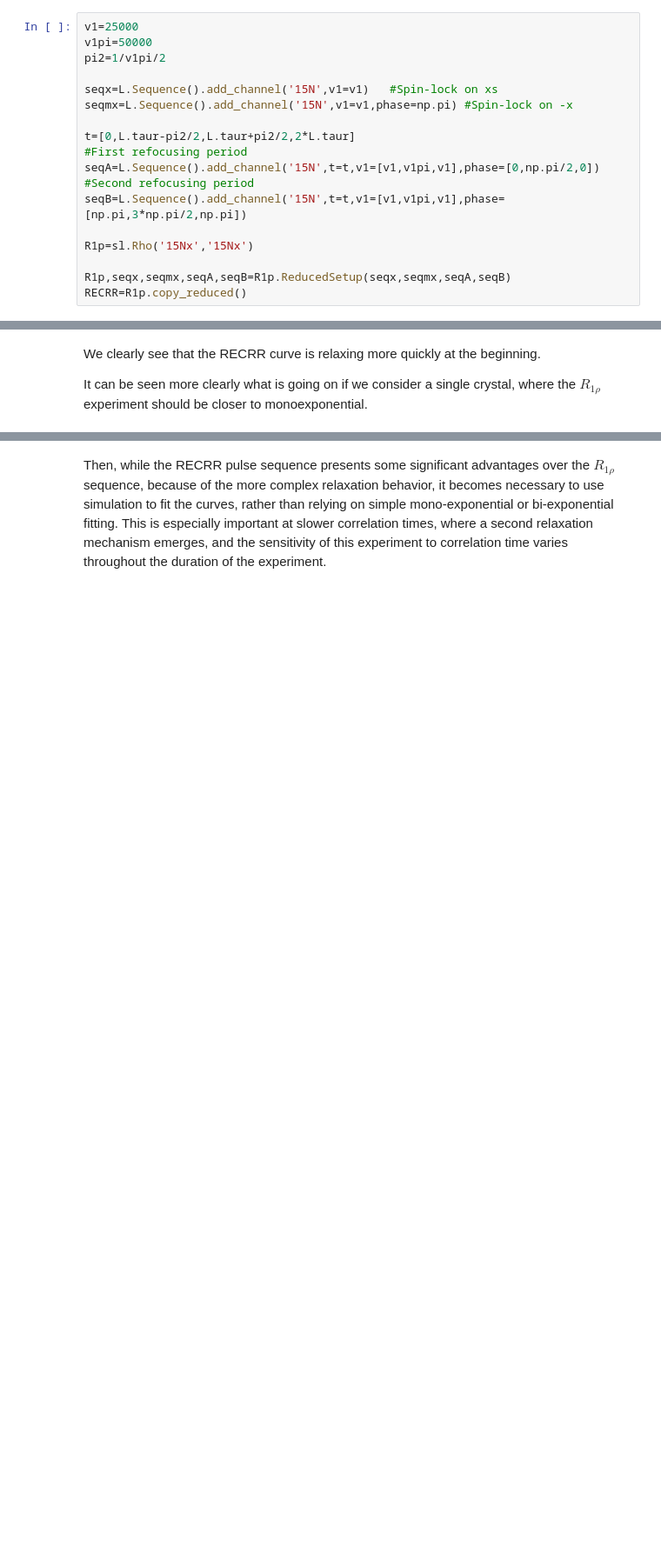
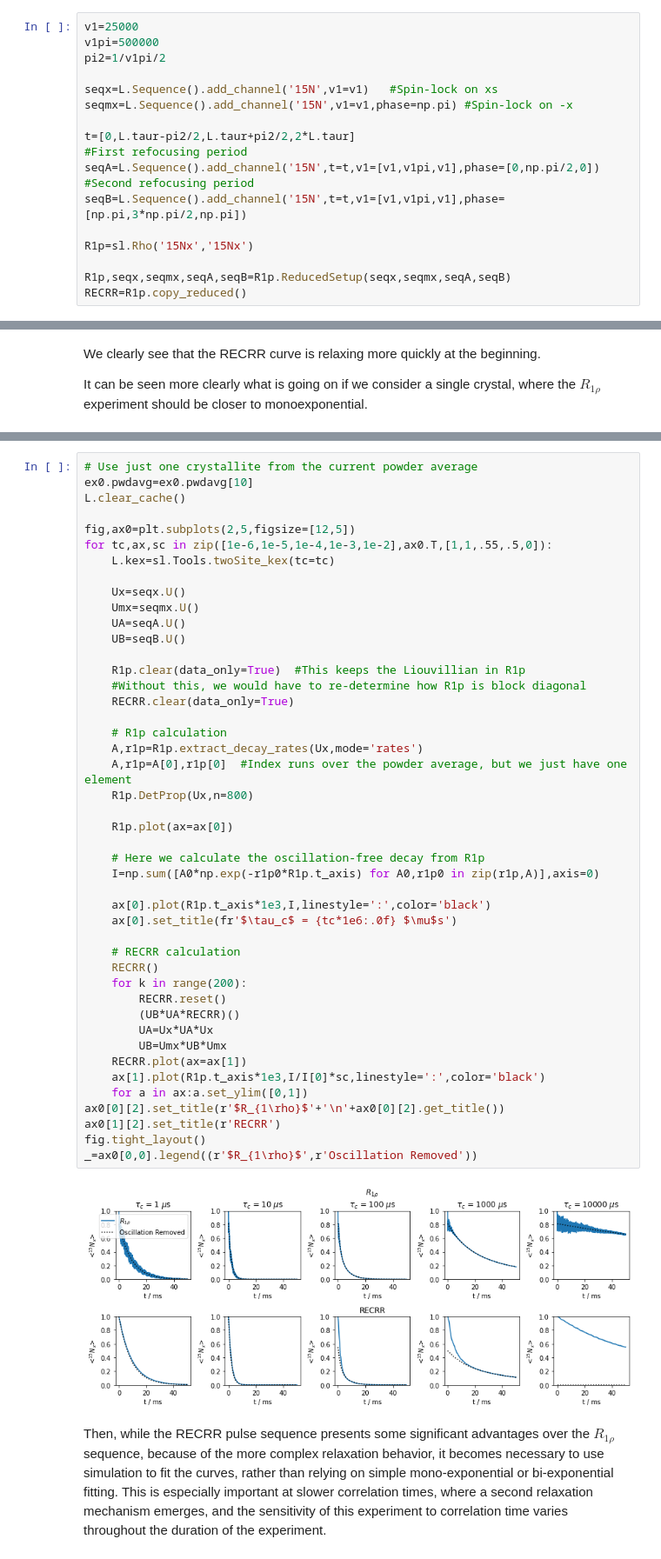
Before and after one commit to alsinmr/SLEEPY_tutorial, a Jupyter notebook: Chapters/Chapter3/Ch3_RECRR.ipynb, the cells around one changed output, grey strips where cells are left out. Shown at 87% size. Saved outputs shown, nothing was run; the diff lists cells and outputs as text; blank space fills up the shorter version.

```diff
--- a/Chapters/Chapter3/Ch3_RECRR.ipynb
+++ b/Chapters/Chapter3/Ch3_RECRR.ipynb
@@ -41,7 +41,7 @@ We construct the simulation by building two sequences that contain the $y$ and $
 Density matrix for $R_{1\rho}$ and RECRR sequences are also constructed, including a basis set reduction for propagators and density matrices.
 # %%
 v1=25000
-v1pi=50000
+v1pi=500000
 pi2=1/v1pi/2
 
 seqx=L.Sequence().add_channel('15N',v1=v1)   #Spin-lock on xs
@@ -231,2 +130,49 @@ State-space reduction: 32->16
+# %%
+# Use just one crystallite from the current powder average
+ex0.pwdavg=ex0.pwdavg[10]
+L.clear_cache()
+
+fig,ax0=plt.subplots(2,5,figsize=[12,5])
+for tc,ax,sc in zip([1e-6,1e-5,1e-4,1e-3,1e-2],ax0.T,[1,1,.55,.5,0]):
+    L.kex=sl.Tools.twoSite_kex(tc=tc)
+
+    Ux=seqx.U()
+    Umx=seqmx.U()
+    UA=seqA.U()
+    UB=seqB.U()
+
+    R1p.clear(data_only=True)  #This keeps the Liouvillian in R1p
+    #Without this, we would have to re-determine how R1p is block diagonal
+    RECRR.clear(data_only=True)
+
+    # R1p calculation
+    A,r1p=R1p.extract_decay_rates(Ux,mode='rates')
+    A,r1p=A[0],r1p[0]  #Index runs over the powder average, but we just have one element
+    R1p.DetProp(Ux,n=800)
+
+    R1p.plot(ax=ax[0])
+
+    # Here we calculate the oscillation-free decay from R1p
+    I=np.sum([A0*np.exp(-r1p0*R1p.t_axis) for A0,r1p0 in zip(r1p,A)],axis=0)
+
+    ax[0].plot(R1p.t_axis*1e3,I,linestyle=':',color='black')
+    ax[0].set_title(fr'$\tau_c$ = {tc*1e6:.0f} $\mu$s')
+
+    # RECRR calculation
+    RECRR()
+    for k in range(200):
+        RECRR.reset()
+        (UB*UA*RECRR)()
+        UA=Ux*UA*Ux
+        UB=Umx*UB*Umx
+    RECRR.plot(ax=ax[1])
+    ax[1].plot(R1p.t_axis*1e3,I/I[0]*sc,linestyle=':',color='black')
+    for a in ax:a.set_ylim([0,1])
+ax0[0][2].set_title(r'$R_{1\rho}$'+'\n'+ax0[0][2].get_title())
+ax0[1][2].set_title(r'RECRR')
+fig.tight_layout()
+_=ax0[0,0].legend((r'$R_{1\rho}$',r'Oscillation Removed'))
+# %% [output]
+[figure, added]
 # %% [markdown]
 Then, while the RECRR pulse sequence presents some significant advantages over the $R_{1\rho}$ sequence, because of the more complex relaxation behavior, it becomes necessary to use simulation to fit the curves, rather than relying on simple mono-exponential or bi-exponential fitting. This is especially important at slower correlation times, where a second relaxation mechanism emerges, and the sensitivity of this experiment to correlation time varies throughout the duration of the experiment.
```
Also changed, not shown: parts of 13 cells of this notebook.
